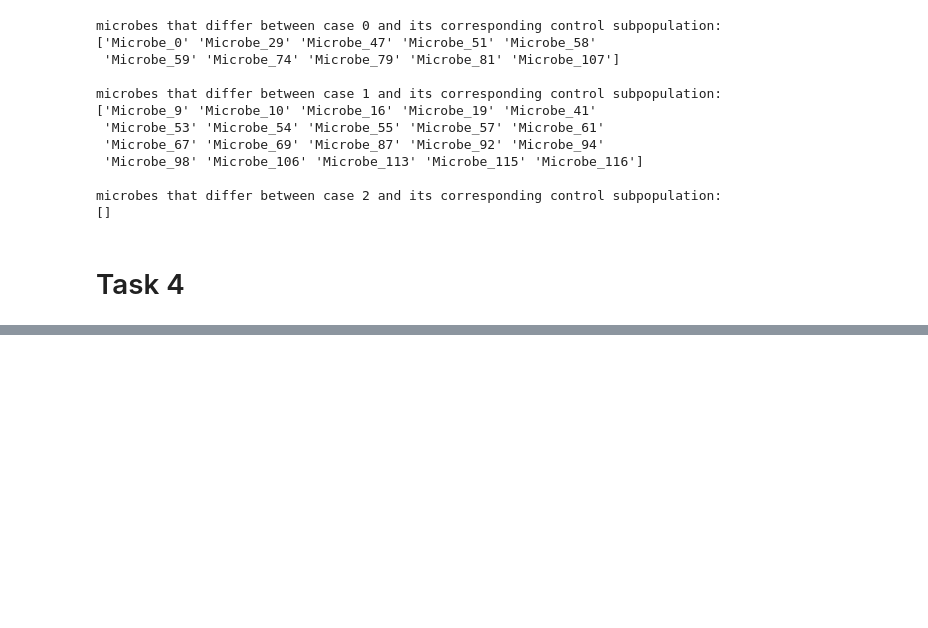
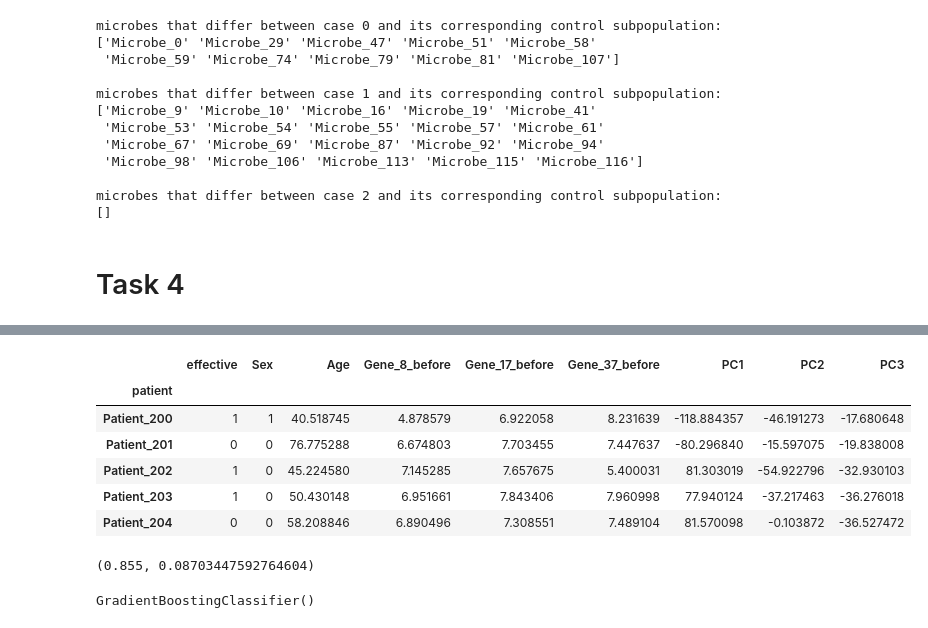
Before and after one commit to ArchieGertsman/ECE471-MP2, a Jupyter notebook: answers.ipynb, the cells around one changed output, grey strips where cells are left out. Drawn from its saved outputs; the diff is of its cells as text; code cells hidden in the pictures; blank space fills up the shorter version.

```diff
--- a/answers.ipynb
+++ b/answers.ipynb
@@ -533,8 +533,8 @@ Since the x-y line does not align with the Q-Q plot, we have evidence that the o
 # %% [markdown]
 ### 1.
 # %%
-def get_pca(df_abundance, n_components=None):
-    return PCA(n_components=n_components, svd_solver='full').fit(df_abundance)
+def get_pca(df, n_components=None):
+    return PCA(n_components=n_components, svd_solver='full').fit(df)
 # %%
 df_abundance_control = df_abundance[df_abundance.Group == 'control'].drop('Group', axis=1)
 df_abundance_case = df_abundance[df_abundance.Group == 'case'].drop('Group', axis=1)
@@ -667,14 +667,14 @@ The clusters represent subpopulations of the patients.
 ## Part 3
 # %%
 # reduce and cluster case data: 3 PCs and 3 clusters
-pca = get_pca(df_abundance_case, n_components=3)
-df_abundance_reduced = pca.transform(df_abundance_case)
-case_labels = KMeans(n_clusters=3).fit(df_abundance_reduced).labels_
+pca_case = get_pca(df_abundance_case, n_components=3)
+case_reduced = pca_case.transform(df_abundance_case)
+case_labels = KMeans(n_clusters=3).fit(case_reduced).labels_
 
 # reduce and cluster control data: 2 PCs and 2 clusters
-pca = get_pca(df_abundance_control, n_components=2)
-df_abundance_reduced = pca.transform(df_abundance_control)
-control_labels = KMeans(n_clusters=2).fit(df_abundance_reduced).labels_
+pca_control = get_pca(df_abundance_control, n_components=2)
+control_reduced = pca_control.transform(df_abundance_control)
+control_labels = KMeans(n_clusters=2).fit(control_reduced).labels_
 # %% [markdown]
 ### 1.
 # %%
@@ -774,0 +811,32 @@ microbes that differ between case 2 and its corresponding control subpopulation:
+# %%
+df_drig_resp_train.drop(columns=[f'Gene_{i}_after' for i in range(50)], inplace=True)
+df_drig_resp_train.drop(columns=[f'Gene_{i}_before' for i in range(50) if i not in important_genes], inplace=True)
+
+# df_drig_resp_train['microbe_subpop'] = case_labels
+
+df_case_reduced = pd.DataFrame(case_reduced, index=df_drig_resp_train.index, columns=['PC1', 'PC2', 'PC3'])
+df_drig_resp_train = df_drig_resp_train.join(df_case_reduced)
+
+df_drig_resp_train.head()
+# %% [output]
+|  | effective | Sex | Age | Gene_8_before | Gene_17_before | Gene_37_before | PC1 | PC2 | PC3 |
+| patient |  |  |  |  |  |  |  |  |  |
+| Patient_200 | 1 | 1 | 40.518745 | 4.878579 | 6.922058 | 8.231639 | -118.884357 | -46.191273 | -17.680648 |
+| Patient_201 | 0 | 0 | 76.775288 | 6.674803 | 7.703455 | 7.447637 | -80.296840 | -15.597075 | -19.838008 |
+| Patient_202 | 1 | 0 | 45.224580 | 7.145285 | 7.657675 | 5.400031 | 81.303019 | -54.922796 | -32.930103 |
+| Patient_203 | 1 | 0 | 50.430148 | 6.951661 | 7.843406 | 7.960998 | 77.940124 | -37.217463 | -36.276018 |
+| Patient_204 | 0 | 0 | 58.208846 | 6.890496 | 7.308551 | 7.489104 | 81.570098 | -0.103872 | -36.527472 |
+# %%
+from sklearn.ensemble import GradientBoostingClassifier
+from sklearn.model_selection import cross_val_score
+
+X, y = df_drig_resp_train.drop('effective', axis=1), df_drig_resp_train.effective
+gbm = GradientBoostingClassifier()
+scores = cross_val_score(gbm, X, y, cv=8)
+scores.mean(), scores.std()
+# %% [output]
+(0.855, 0.08703447592764604)
+# %%
+gbm.fit(X,y)
+# %% [output]
+GradientBoostingClassifier()
```
Also changed, not shown: parts of 5 cells of this notebook, 1 other file.
